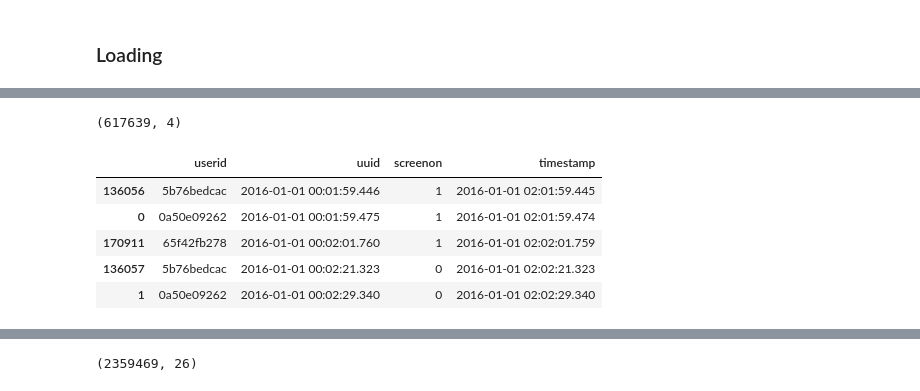
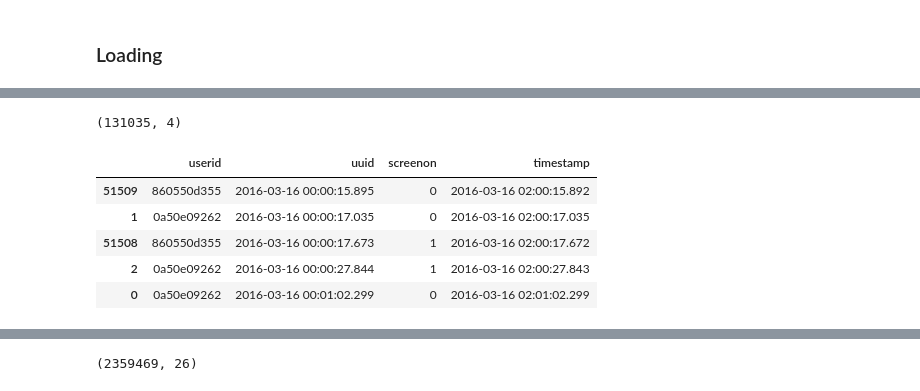
Before and after one commit to kentlingcampbell/project_SherLock, a Jupyter notebook: SherLock.ipynb, the cells around one changed output, grey strips where cells are left out. Drawn from its saved outputs; the diff is of its cells as text; code cells hidden in the pictures.

```diff
--- a/SherLock.ipynb
+++ b/SherLock.ipynb
@@ -144,23 +146,23 @@ Moriarty_tsv['version'] = Moriarty_tsv['version'].astype(str).map(lambda x: x.ls
 #Moriarty.head(3)
 # %%
 # Raw TSV
-filename = './Screenon.tsv'
+filename = './Filtered_Screenon.tsv'
 header_list = ['userid', 'uuid', 'screenon', 'timestamp']
 Screenon_tsv = pd.read_csv(filename, sep='\t', names=header_list, parse_dates=['timestamp'])
 Screenon_tsv['uuid'] = (pd.to_datetime(Screenon_tsv['uuid'], unit='ms'))
 Screenon_tsv = Screenon_tsv.sort_values(by='uuid')
 Screenon_tsv['screenon'] = Screenon_tsv['screenon'].astype(int)                    # Original True:On / False:Off
 #print(Screenon_tsv['userid'].unique())
 print(Screenon_tsv.shape)
 Screenon_tsv.head()
 # %% [output]
-(617639, 4)
+(131035, 4)
 |  | userid | uuid | screenon | timestamp |
-| 136056 | 5b76bedcac | 2016-01-01 00:01:59.446 | 1 | 2016-01-01 02:01:59.445 |
-| 0 | 0a50e09262 | 2016-01-01 00:01:59.475 | 1 | 2016-01-01 02:01:59.474 |
-| 170911 | 65f42fb278 | 2016-01-01 00:02:01.760 | 1 | 2016-01-01 02:02:01.759 |
-| 136057 | 5b76bedcac | 2016-01-01 00:02:21.323 | 0 | 2016-01-01 02:02:21.323 |
-| 1 | 0a50e09262 | 2016-01-01 00:02:29.340 | 0 | 2016-01-01 02:02:29.340 |
+| 51509 | 860550d355 | 2016-03-16 00:00:15.895 | 0 | 2016-03-16 02:00:15.892 |
+| 1 | 0a50e09262 | 2016-03-16 00:00:17.035 | 0 | 2016-03-16 02:00:17.035 |
+| 51508 | 860550d355 | 2016-03-16 00:00:17.673 | 1 | 2016-03-16 02:00:17.672 |
+| 2 | 0a50e09262 | 2016-03-16 00:00:27.844 | 1 | 2016-03-16 02:00:27.843 |
+| 0 | 0a50e09262 | 2016-03-16 00:01:02.299 | 0 | 2016-03-16 02:01:02.299 |
 # %%
 ## Kaggle CSV
 #filename = './archive/ScreenOn.csv'
```
Also changed, not shown: parts of 12 cells of this notebook.
